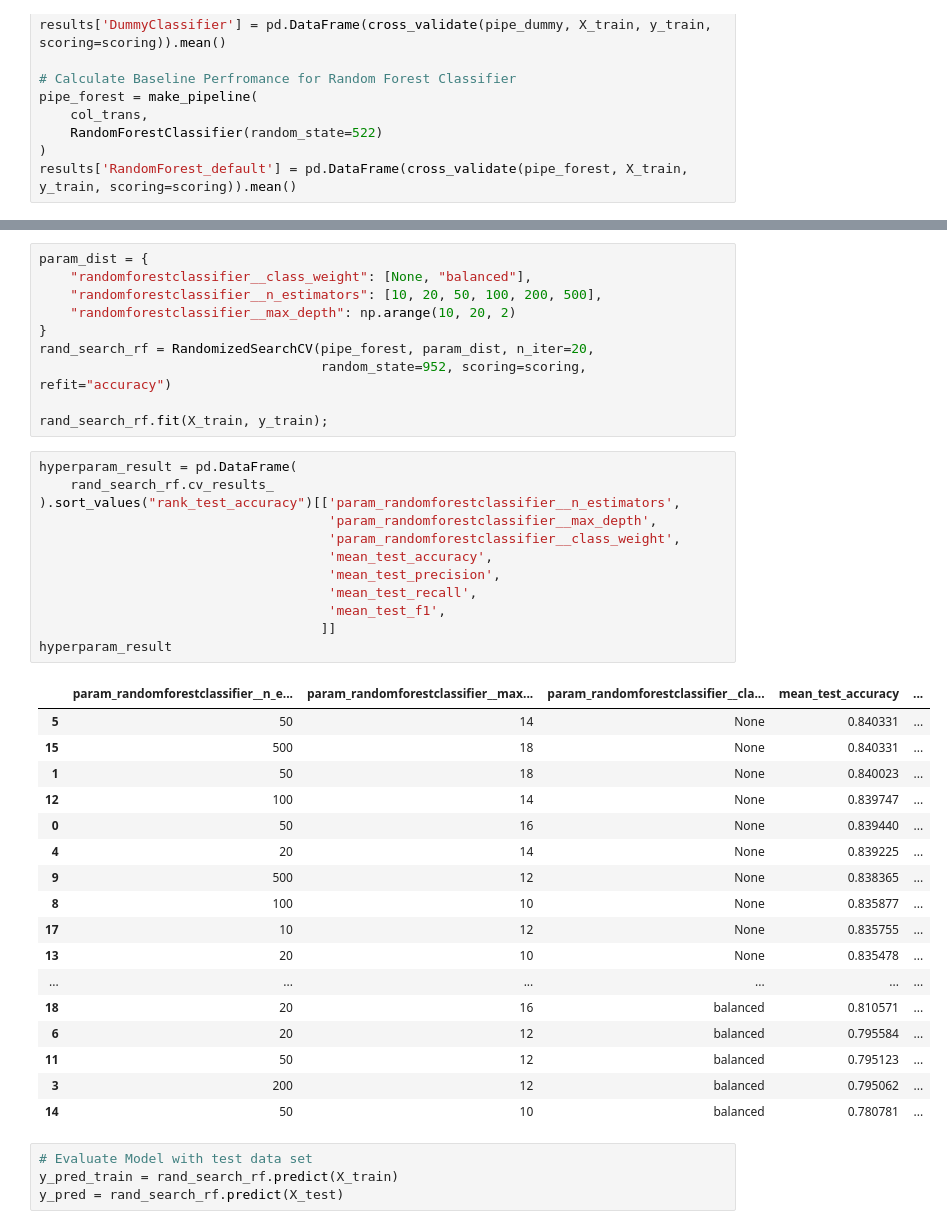
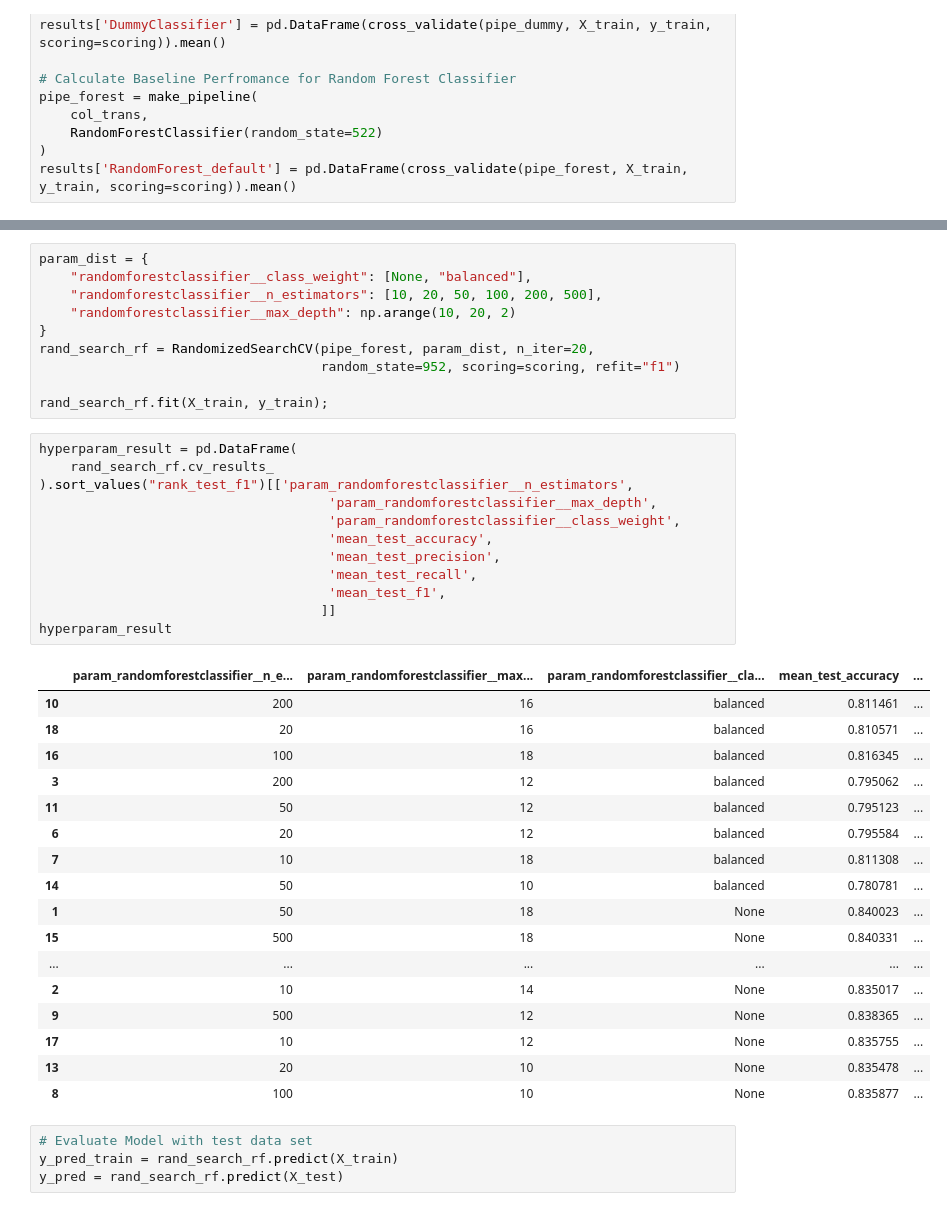
Before and after one commit to sukhleen999/census-income-prediction, a Jupyter notebook: src/model_building.ipynb, the cells around one changed output, grey strips where cells are left out. Saved outputs shown, nothing was run; the diff lists cells and outputs as text.

```diff
--- a/src/model_building.ipynb
+++ b/src/model_building.ipynb
@@ -92,39 +92,39 @@ param_dist = {
     "randomforestclassifier__max_depth": np.arange(10, 20, 2)
 }
 rand_search_rf = RandomizedSearchCV(pipe_forest, param_dist, n_iter=20,
-                                    random_state=952, scoring=scoring, refit="accuracy")
+                                    random_state=952, scoring=scoring, refit="f1")
 
 rand_search_rf.fit(X_train, y_train);
 # %%
 hyperparam_result = pd.DataFrame(
     rand_search_rf.cv_results_
-).sort_values("rank_test_accuracy")[['param_randomforestclassifier__n_estimators',
+).sort_values("rank_test_f1")[['param_randomforestclassifier__n_estimators',
                                      'param_randomforestclassifier__max_depth',
                                      'param_randomforestclassifier__class_weight',
                                      'mean_test_accuracy',
                                      'mean_test_precision',
                                      'mean_test_recall',
                                      'mean_test_f1',
                                     ]]
 hyperparam_result
 # %% [output]
 |  | param_randomforestclassifier__n_e... | param_randomforestclassifier__max... | param_randomforestclassifier__cla... | mean_test_accuracy | ... |
-| 5 | 50 | 14 | None | 0.840331 | ... |
+| 10 | 200 | 16 | balanced | 0.811461 | ... |
+| 18 | 20 | 16 | balanced | 0.810571 | ... |
+| 16 | 100 | 18 | balanced | 0.816345 | ... |
+| 3 | 200 | 12 | balanced | 0.795062 | ... |
+| 11 | 50 | 12 | balanced | 0.795123 | ... |
+| 6 | 20 | 12 | balanced | 0.795584 | ... |
+| 7 | 10 | 18 | balanced | 0.811308 | ... |
+| 14 | 50 | 10 | balanced | 0.780781 | ... |
+| 1 | 50 | 18 | None | 0.840023 | ... |
 | 15 | 500 | 18 | None | 0.840331 | ... |
-| 1 | 50 | 18 | None | 0.840023 | ... |
-| 12 | 100 | 14 | None | 0.839747 | ... |
-| 0 | 50 | 16 | None | 0.839440 | ... |
-| 4 | 20 | 14 | None | 0.839225 | ... |
+| ... | ... | ... | ... | ... | ... |
+| 2 | 10 | 14 | None | 0.835017 | ... |
 | 9 | 500 | 12 | None | 0.838365 | ... |
-| 8 | 100 | 10 | None | 0.835877 | ... |
 | 17 | 10 | 12 | None | 0.835755 | ... |
 | 13 | 20 | 10 | None | 0.835478 | ... |
-| ... | ... | ... | ... | ... | ... |
-| 18 | 20 | 16 | balanced | 0.810571 | ... |
-| 6 | 20 | 12 | balanced | 0.795584 | ... |
-| 11 | 50 | 12 | balanced | 0.795123 | ... |
-| 3 | 200 | 12 | balanced | 0.795062 | ... |
-| 14 | 50 | 10 | balanced | 0.780781 | ... |
+| 8 | 100 | 10 | None | 0.835877 | ... |
 # %%
 # Evaluate Model with test data set
 y_pred_train = rand_search_rf.predict(X_train)
```
Also changed, not shown: parts of 6 cells of this notebook.
